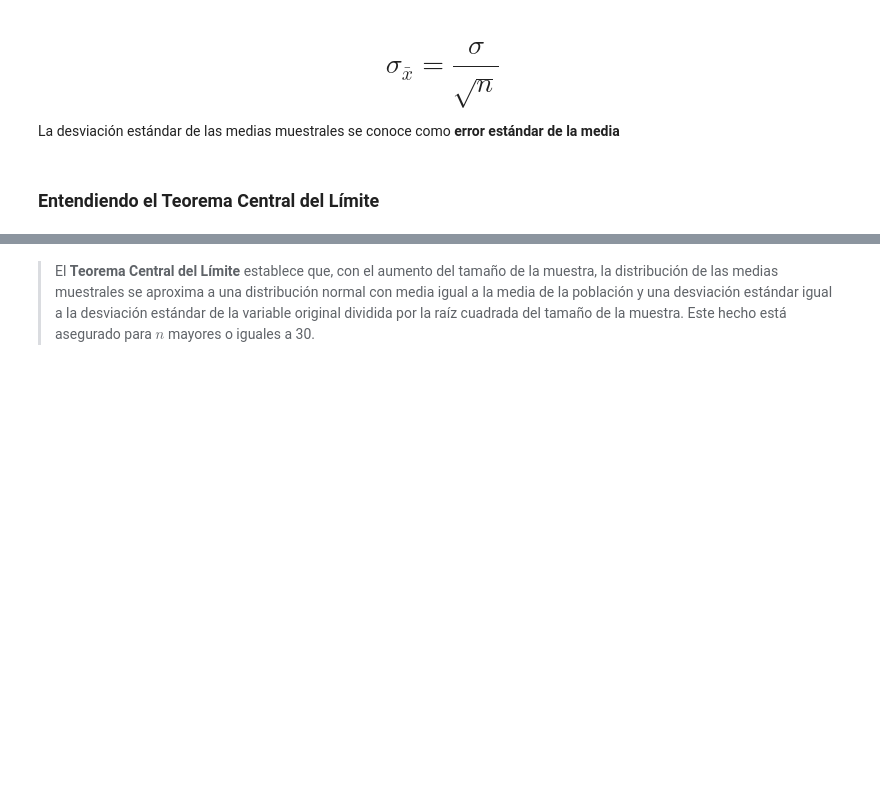
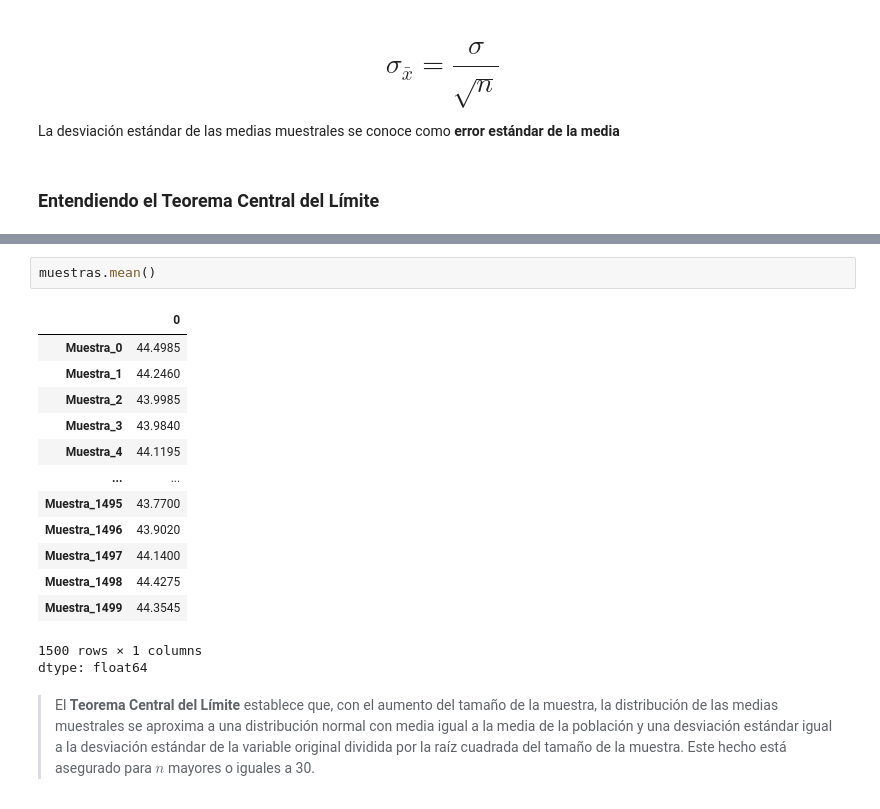
Before and after one commit to clopezv/Challenger_TelecomX, a Jupyter notebook: Inicial.ipynb, the cells around one changed output, grey strips where cells are left out. Drawn from its saved outputs; the diff is of its cells as text; blank space fills up the shorter version.

```diff
--- a/Inicial.ipynb
+++ b/Inicial.ipynb
@@ -786,2 +856,19 @@ La desviación estándar de las medias muestrales se conoce como **error estánd
+# %%
+muestras.mean()
+# %% [output]
+|  | 0 |
+| Muestra_0 | 44.4985 |
+| Muestra_1 | 44.2460 |
+| Muestra_2 | 43.9985 |
+| Muestra_3 | 43.9840 |
+| Muestra_4 | 44.1195 |
+| ... | ... |
+| Muestra_1495 | 43.7700 |
+| Muestra_1496 | 43.9020 |
+| Muestra_1497 | 44.1400 |
+| Muestra_1498 | 44.4275 |
+| Muestra_1499 | 44.3545 |
+1500 rows × 1 columns
+dtype: float64
 # %% [markdown]
 > El **Teorema Central del Límite** establece que, con el aumento del tamaño de la muestra, la distribución de las medias muestrales se aproxima a una distribución normal con media igual a la media de la población y una desviación estándar igual a la desviación estándar de la variable original dividida por la raíz cuadrada del tamaño de la muestra. Este hecho está asegurado para $n$ mayores o iguales a 30.
```
Also changed, not shown: parts of 83 cells of this notebook.
